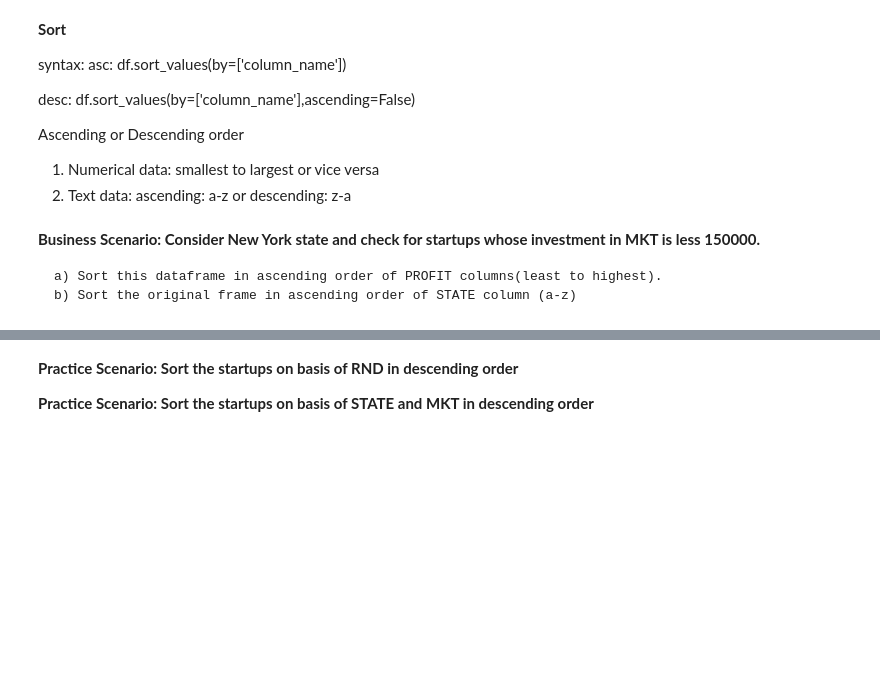
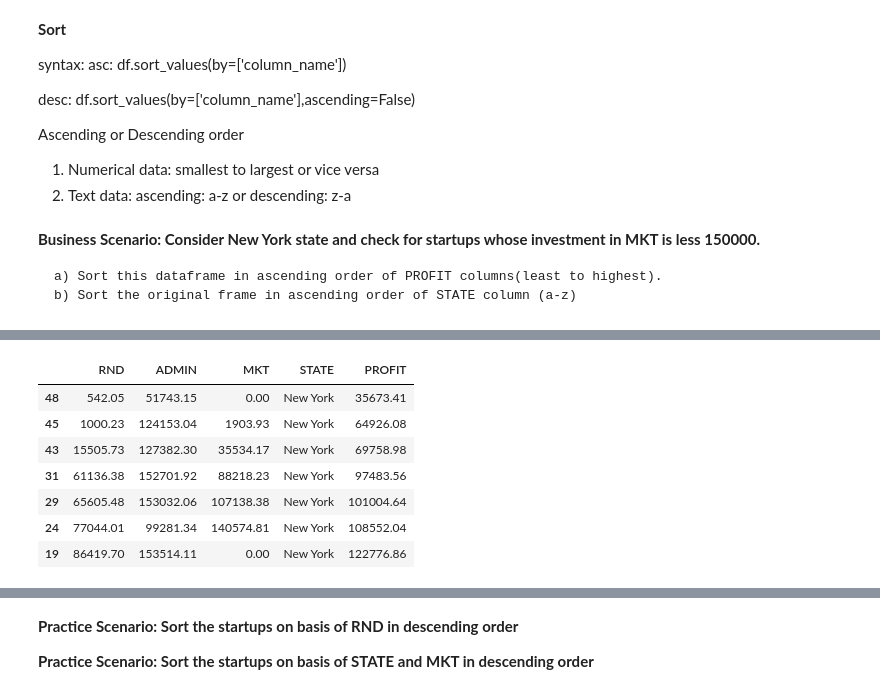
Before and after one commit to kalasanjay2581/Python-Module-, a Jupyter notebook: Pandas_180.ipynb, the cells around one changed output, grey strips where cells are left out. Cells and saved outputs as stored; diff of their text form; code cells hidden in the pictures; blank space fills up the shorter version.

```diff
--- a/Pandas_180.ipynb
+++ b/Pandas_180.ipynb
@@ -251,0 +431,12 @@ Ascending or Descending order
+# %%
+
+df_ny_mkt.sort_values(by='PROFIT')
+# %% [output]
+|  | RND | ADMIN | MKT | STATE | PROFIT |
+| 48 | 542.05 | 51743.15 | 0.00 | New York | 35673.41 |
+| 45 | 1000.23 | 124153.04 | 1903.93 | New York | 64926.08 |
+| 43 | 15505.73 | 127382.30 | 35534.17 | New York | 69758.98 |
+| 31 | 61136.38 | 152701.92 | 88218.23 | New York | 97483.56 |
+| 29 | 65605.48 | 153032.06 | 107138.38 | New York | 101004.64 |
+| 24 | 77044.01 | 99281.34 | 140574.81 | New York | 108552.04 |
+| 19 | 86419.70 | 153514.11 | 0.00 | New York | 122776.86 |
```
Also changed, not shown: parts of 35 cells of this notebook, 1 other file.
